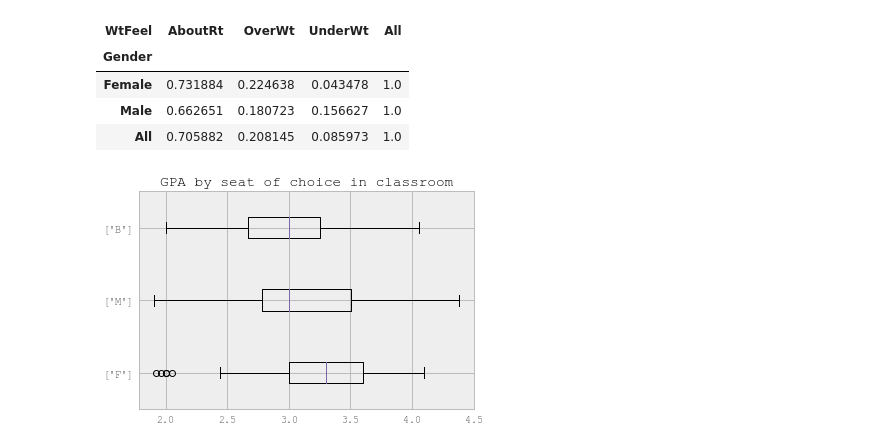
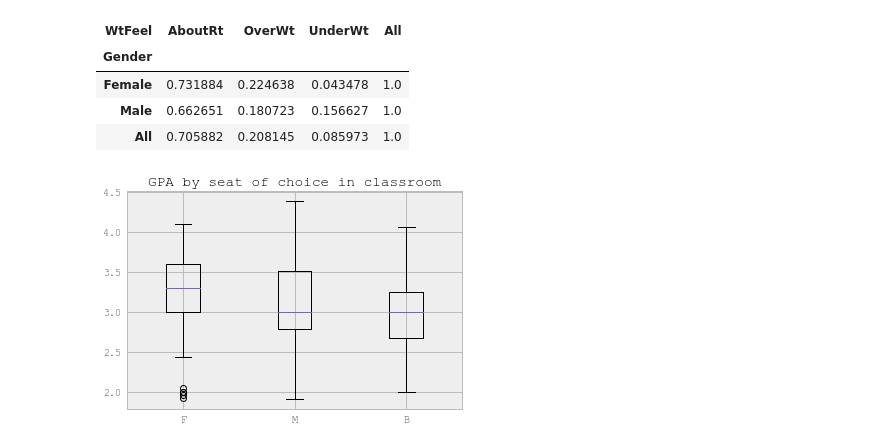
Before and after one commit to uoflCoder/StanfordStats, a Jupyter notebook: Examining Distributions and Relationships.ipynb, the cells around one changed output. Cells and saved outputs as stored; diff of their text form; code cells hidden in the pictures.

```diff
--- a/Examining Distributions and Relationships.ipynb
+++ b/Examining Distributions and Relationships.ipynb
@@ -411,16 +413,16 @@ pd.crosstab(bodyImage.Gender, bodyImage.WtFeel, margins = True).apply(lambda r:
 # %%
 plt.title("GPA by seat of choice in classroom")
 
 bi1 = bodyImage.loc[bodyImage['Seat'] == 'F']
 bi2 = bodyImage.loc[bodyImage['Seat'] == 'M']
 bi3 = bodyImage.loc[bodyImage['Seat'] == 'B']
 
 
 box1 = plt.boxplot((bi1['GPA'],
                     bi2['GPA'],
                     bi3['GPA'],
-                    ), vert = False, labels=(['F'],
-                                             ['M'],
-                                             ['B']))
+                    ), vert = True, labels=('F',
+                                            'M',
+                                            'B'))
 # %% [output]
-[figure, old version]
+[figure, new version]
```
Also changed, not shown: parts of 2 cells of this notebook.
